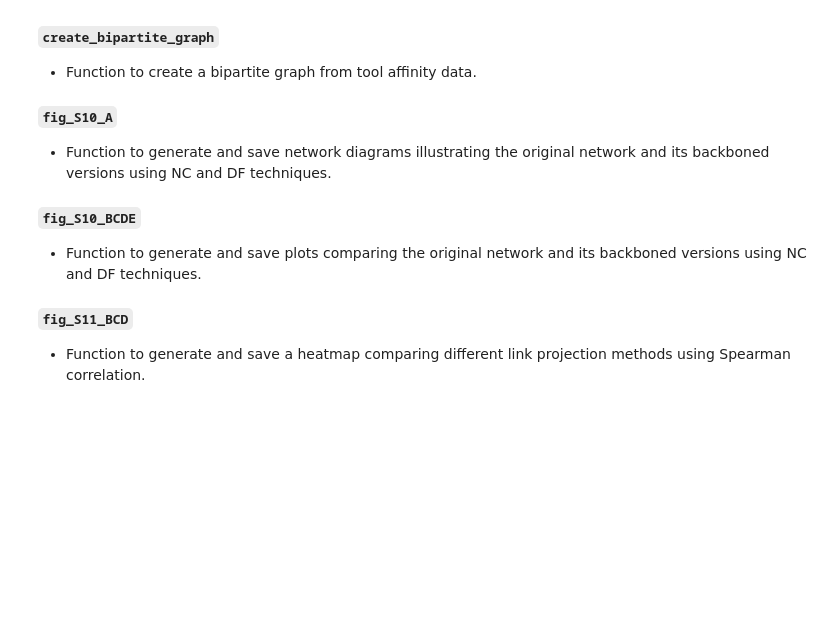
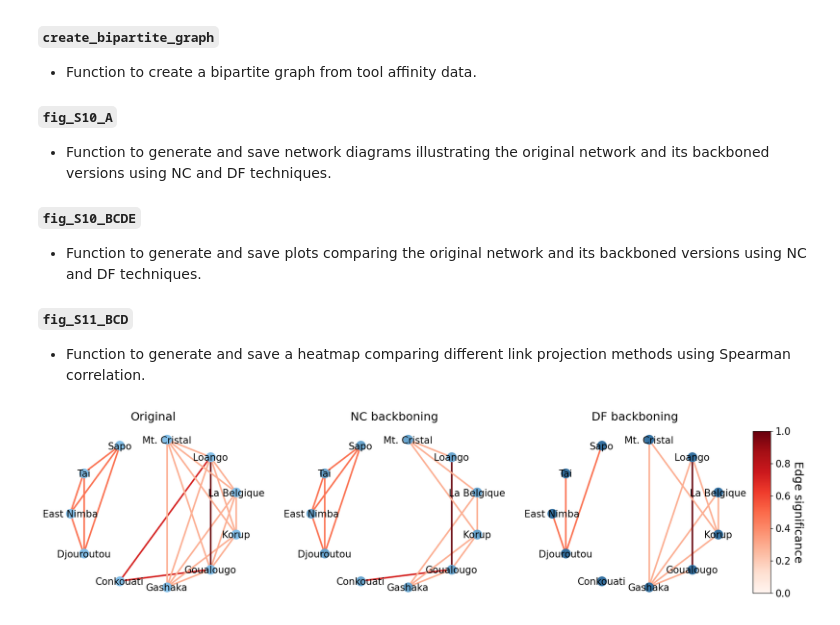
Before and after one commit to cassiegUZH/ChimpGeneCuture, a Jupyter notebook: social_network_analysis/SM_figS10_S11_diagrams.ipynb, the cells around one changed output. Cells and saved outputs as stored; diff of their text form; code cells hidden in the pictures; blank space fills up the shorter version.

```diff
--- a/social_network_analysis/SM_figS10_S11_diagrams.ipynb
+++ b/social_network_analysis/SM_figS10_S11_diagrams.ipynb
@@ -340,35 +340,37 @@ def fig_S10_A(threshold_nc, threshold_df):
             edges_to_remove = []
             for edge in temp_projected_graph.edges(data=True):
                 if ((edge[0], edge[1]) not in new_edges) and (edge[1], edge[0]) not in new_edges:
                     edges_to_remove.append((edge[0], edge[1]))
 
             temp_projected_graph.remove_edges_from(edges_to_remove)
             weights = [d['weight'] for u, v, d in temp_projected_graph.edges(data=True)]
             weights = [float(i)/max(weights) for i in weights]
             edge_colors = [cmap(norm(w)) for w in weights]
 
             nx.draw(temp_projected_graph, pos, with_labels=False, node_color=color_list[ind+1], node_size=200, font_size=text_font, edge_color=edge_colors, width=2.5, ax=ax[ind+1])
 
         for node in temp_projected_graph.nodes():
             ax[0].text(pos[node][0], pos[node][1]-0.05, node, fontsize=text_font, ha='center')
             ax[1].text(pos[node][0], pos[node][1]-0.05, node, fontsize=text_font, ha='center')
             ax[2].text(pos[node][0], pos[node][1]-0.05, node, fontsize=text_font, ha='center')
 
         ax[0].set_title('Original', fontsize=text_font+3)
         ax[1].set_title('NC backboning', fontsize=text_font+3)
         ax[2].set_title('DF backboning', fontsize=text_font+3)
 
         cax = fig.add_axes([0.92, 0.15, 0.02, 0.7])
         sm = plt.cm.ScalarMappable(cmap=plt.cm.Reds, norm=plt.Normalize(vmin=0, vmax=1))
         sm._A = []
         cbar = fig.colorbar(sm, cax=cax)
         cbar.set_label('Edge significance', rotation=270, labelpad=20, fontsize=text_font+3)
 
-        plt.savefig(fig_path+f'fig_S10_A.png', dpi=300, format='png', bbox_inches='tight')
+        # plt.savefig(fig_path+f'fig_S10_A.png', dpi=300, format='png', bbox_inches='tight')
         plt.show()
         plt.close()
 
-# fig_S10_A(threshold_nc=0.3, threshold_df=0.5)
+fig_S10_A(threshold_nc=0.3, threshold_df=0.5)
+# %% [output]
+[figure, added]
 # %%
 def fig_S10_BCDE(network, threshold_nc, threshold_df):
     """
```
Also changed, not shown: parts of 3 cells of this notebook, 10 other files.
